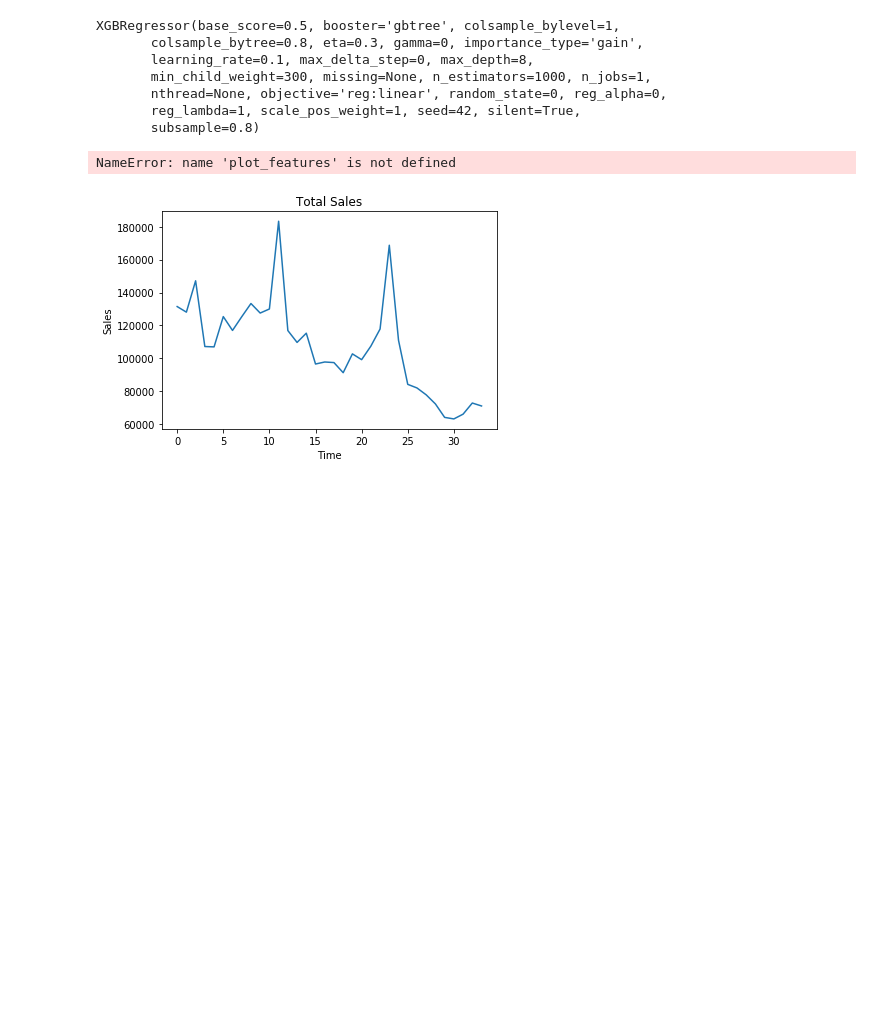
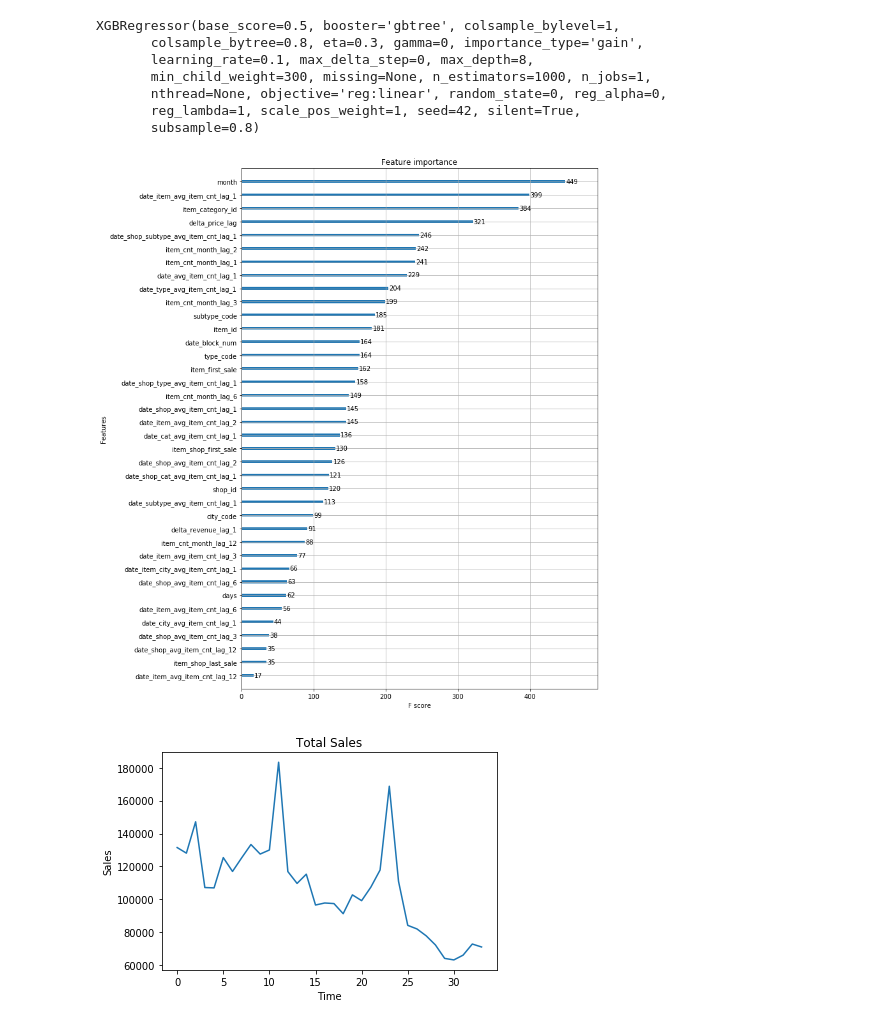
Before and after one commit to PaulGuo5/Predict-Future-Sales, a Jupyter notebook: preprocess.ipynb, the cells around one changed output. Drawn from its saved outputs; the diff is of its cells as text; code cells hidden in the pictures; blank space fills up the shorter version.

```diff
--- a/preprocess.ipynb
+++ b/preprocess.ipynb
@@ -487,7 +479,8 @@ submission.to_csv("xgb_submission.csv", index=False)
 # %%
 def plot_features(booster, figsize):
     fig, ax = plt.subplots(1,1,figsize=figsize)
     return plot_importance(booster=booster, ax=ax)
-plot_features(model,[])
+plot_features(model,[10,15])
+plt.show()
 # %% [output]
-NameError: name 'plot_features' is not defined
+[figure, added]
```
Also changed, not shown: parts of 8 cells of this notebook.
